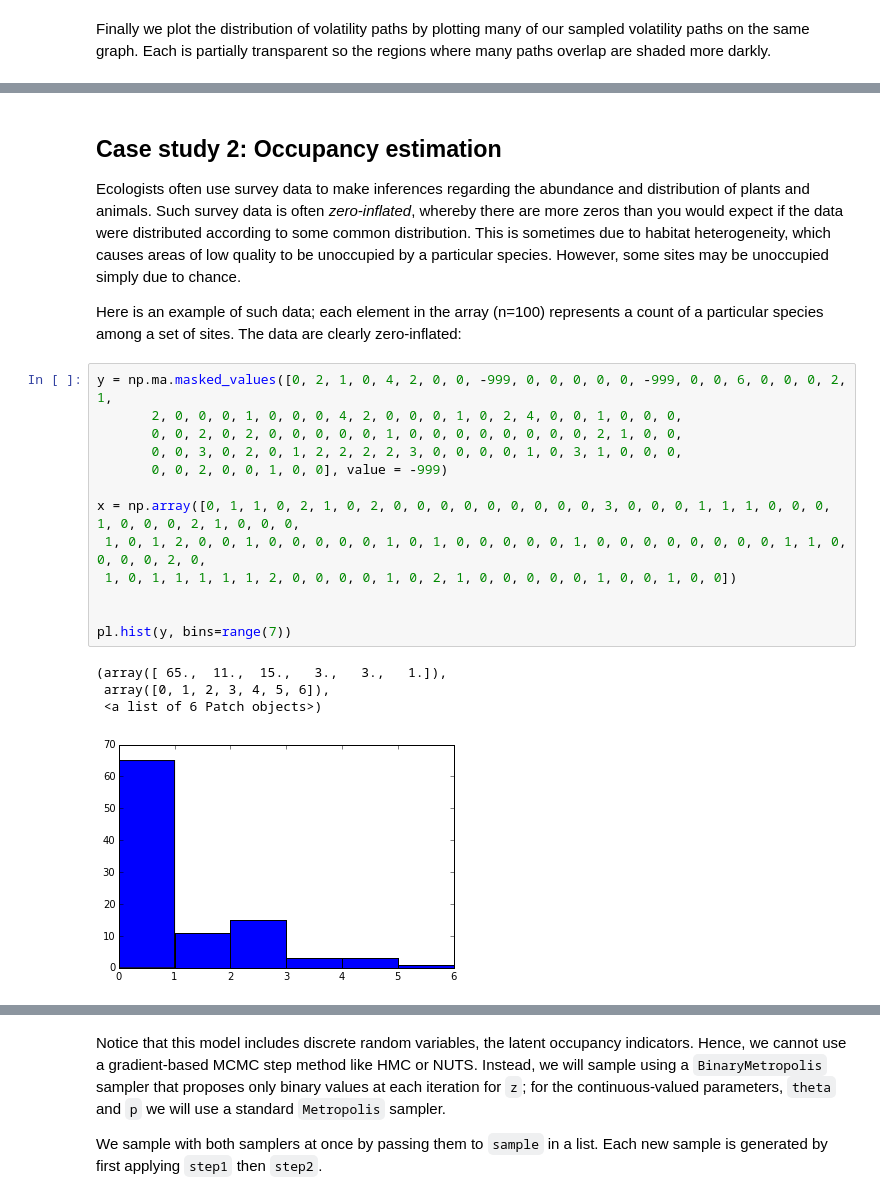
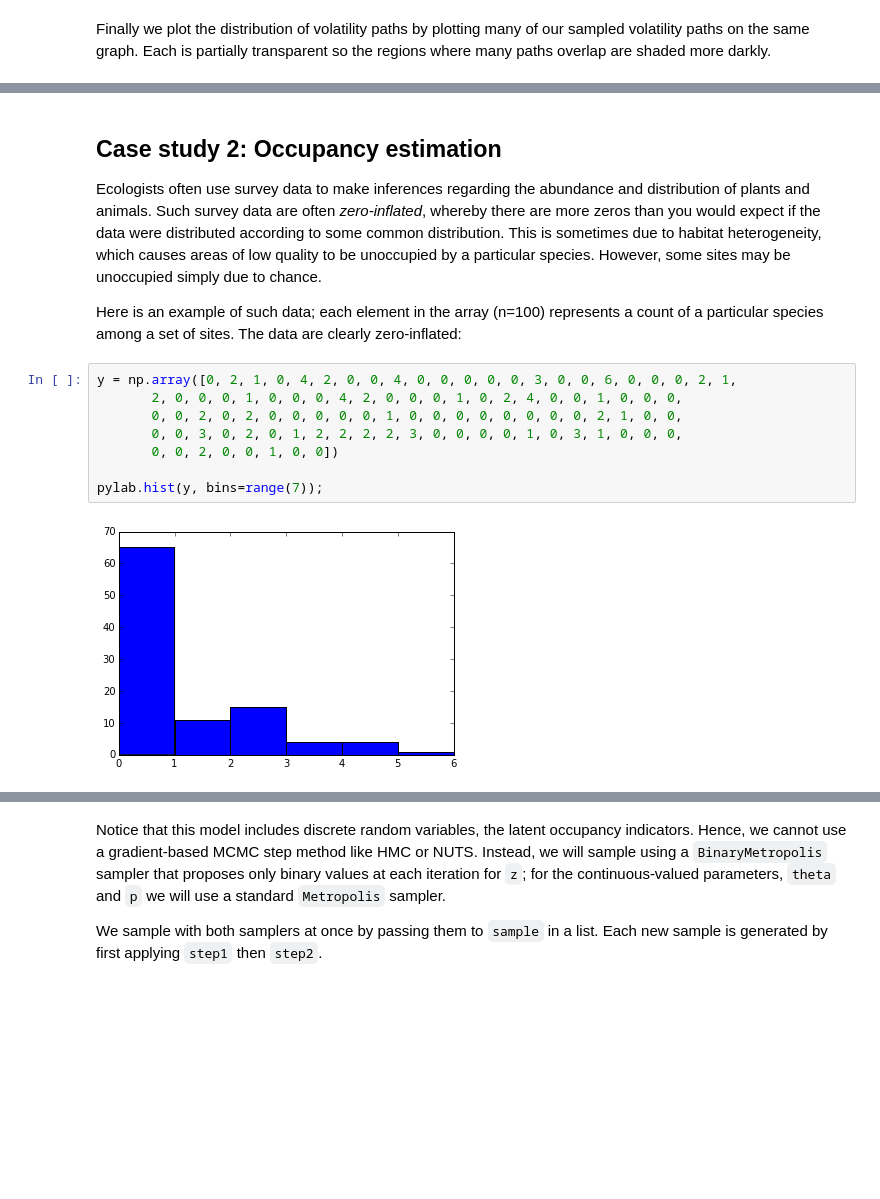
Before and after one commit to pymc-devs/uq_chapter, a Jupyter notebook: reference/UQ Handbook Chapter.ipynb, the cells around one changed output, grey strips where cells are left out. Saved outputs shown, nothing was run; the diff lists cells and outputs as text; blank space fills up the shorter version.

```diff
--- a/reference/UQ Handbook Chapter.ipynb
+++ b/reference/UQ Handbook Chapter.ipynb
@@ -386,27 +419,19 @@ ylabel('log volatility')
 # %% [markdown]
 ## Case study 2: Occupancy estimation
 
-Ecologists often use survey data to make inferences regarding the abundance and distribution of plants and animals. Such survey data is often *zero-inflated*, whereby there are more zeros than you would expect if the data were distributed according to some common distribution. This is sometimes due to habitat heterogeneity, which causes areas of low quality to be unoccupied by a particular species. However, some sites may be unoccupied simply due to chance.
+Ecologists often use survey data to make inferences regarding the abundance and distribution of plants and animals. Such survey data are often *zero-inflated*, whereby there are more zeros than you would expect if the data were distributed according to some common distribution. This is sometimes due to habitat heterogeneity, which causes areas of low quality to be unoccupied by a particular species. However, some sites may be unoccupied simply due to chance.
 
 Here is an example of such data; each element in the array (n=100) represents a count of a particular species among a set of sites. The data are clearly zero-inflated:
 # %%
-y = np.ma.masked_values([0, 2, 1, 0, 4, 2, 0, 0, -999, 0, 0, 0, 0, 0, -999, 0, 0, 6, 0, 0, 0, 2, 1,
+y = np.array([0, 2, 1, 0, 4, 2, 0, 0, 4, 0, 0, 0, 0, 0, 3, 0, 0, 6, 0, 0, 0, 2, 1,
        2, 0, 0, 0, 1, 0, 0, 0, 4, 2, 0, 0, 0, 1, 0, 2, 4, 0, 0, 1, 0, 0, 0,
        0, 0, 2, 0, 2, 0, 0, 0, 0, 0, 1, 0, 0, 0, 0, 0, 0, 0, 0, 2, 1, 0, 0,
        0, 0, 3, 0, 2, 0, 1, 2, 2, 2, 2, 3, 0, 0, 0, 0, 1, 0, 3, 1, 0, 0, 0,
-       0, 0, 2, 0, 0, 1, 0, 0], value = -999)
+       0, 0, 2, 0, 0, 1, 0, 0])
 
-x = np.array([0, 1, 1, 0, 2, 1, 0, 2, 0, 0, 0, 0, 0, 0, 0, 0, 0, 3, 0, 0, 0, 1, 1, 1, 0, 0, 0, 1, 0, 0, 0, 2, 1, 0, 0, 0,
- 1, 0, 1, 2, 0, 0, 1, 0, 0, 0, 0, 0, 1, 0, 1, 0, 0, 0, 0, 0, 1, 0, 0, 0, 0, 0, 0, 0, 0, 1, 1, 0, 0, 0, 0, 2, 0,
- 1, 0, 1, 1, 1, 1, 1, 2, 0, 0, 0, 0, 1, 0, 2, 1, 0, 0, 0, 0, 0, 1, 0, 0, 1, 0, 0])
-
-
-pl.hist(y, bins=range(7))
+pylab.hist(y, bins=range(7));
 # %% [output]
-(array([ 65.,  11.,  15.,   3.,   3.,   1.]),
- array([0, 1, 2, 3, 4, 5, 6]),
- <a list of 6 Patch objects>)
-[figure, old version]
+[figure, new version]
 # %% [markdown]
 We can use a *mixture model* to represent this data. The mixture model contains two components an occupancy component, which determines whether a patch is suitable or not, and an abundance component that models the counts of organisms, conditional on occupancy. Given a random site, we can imagine it is inhabitable with some probability $p$ and uninhabitable with probability $1-p$. If it is inhabitable then it has an Poisson distributed organism count. If it is uninhabitable then it has a 0 organism count.
 
```
Also changed, not shown: parts of 79 cells of this notebook.
